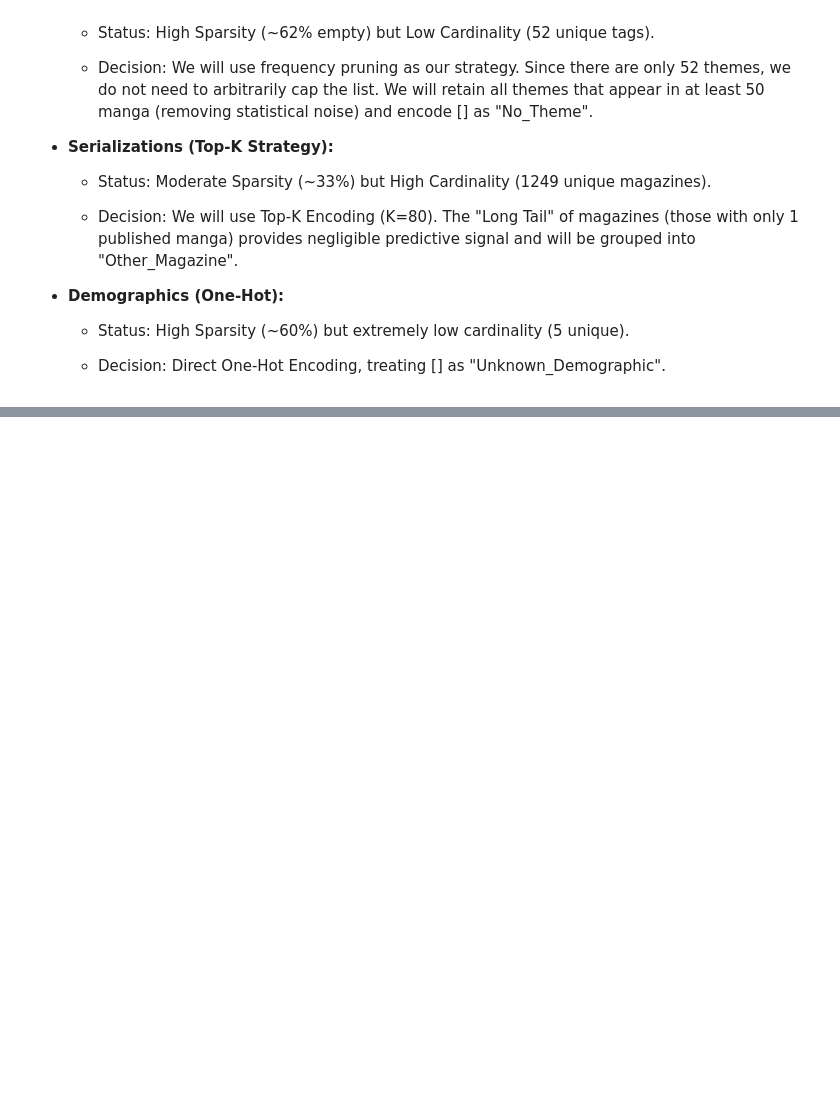
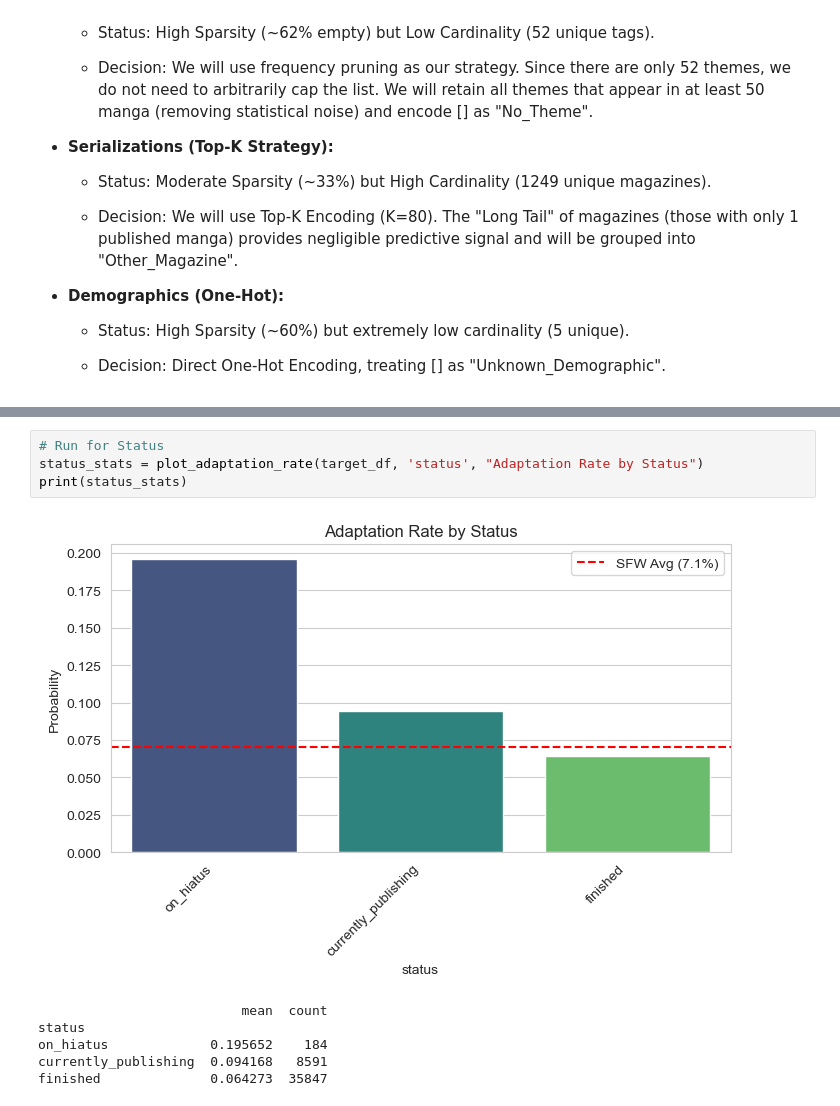
Before and after one commit to kennethyyoung/MyAnimeList_Manga_Analysis, a Jupyter notebook: notebooks/analysis.ipynb, the cells around one changed output, grey strips where cells are left out. Drawn from its saved outputs; the diff is of its cells as text; blank space fills up the shorter version.

```diff
--- a/notebooks/analysis.ipynb
+++ b/notebooks/analysis.ipynb
@@ -800,0 +921,11 @@ Baseline Accuracy (Null Model): 94.20%
+# %%
+# Run for Status
+status_stats = plot_adaptation_rate(target_df, 'status', "Adaptation Rate by Status")
+print(status_stats)
+# %% [output]
+[figure, added]
+                          mean  count
+status
+on_hiatus             0.195652    184
+currently_publishing  0.094168   8591
+finished              0.064273  35847
```
Also changed, not shown: parts of 14 cells of this notebook.
